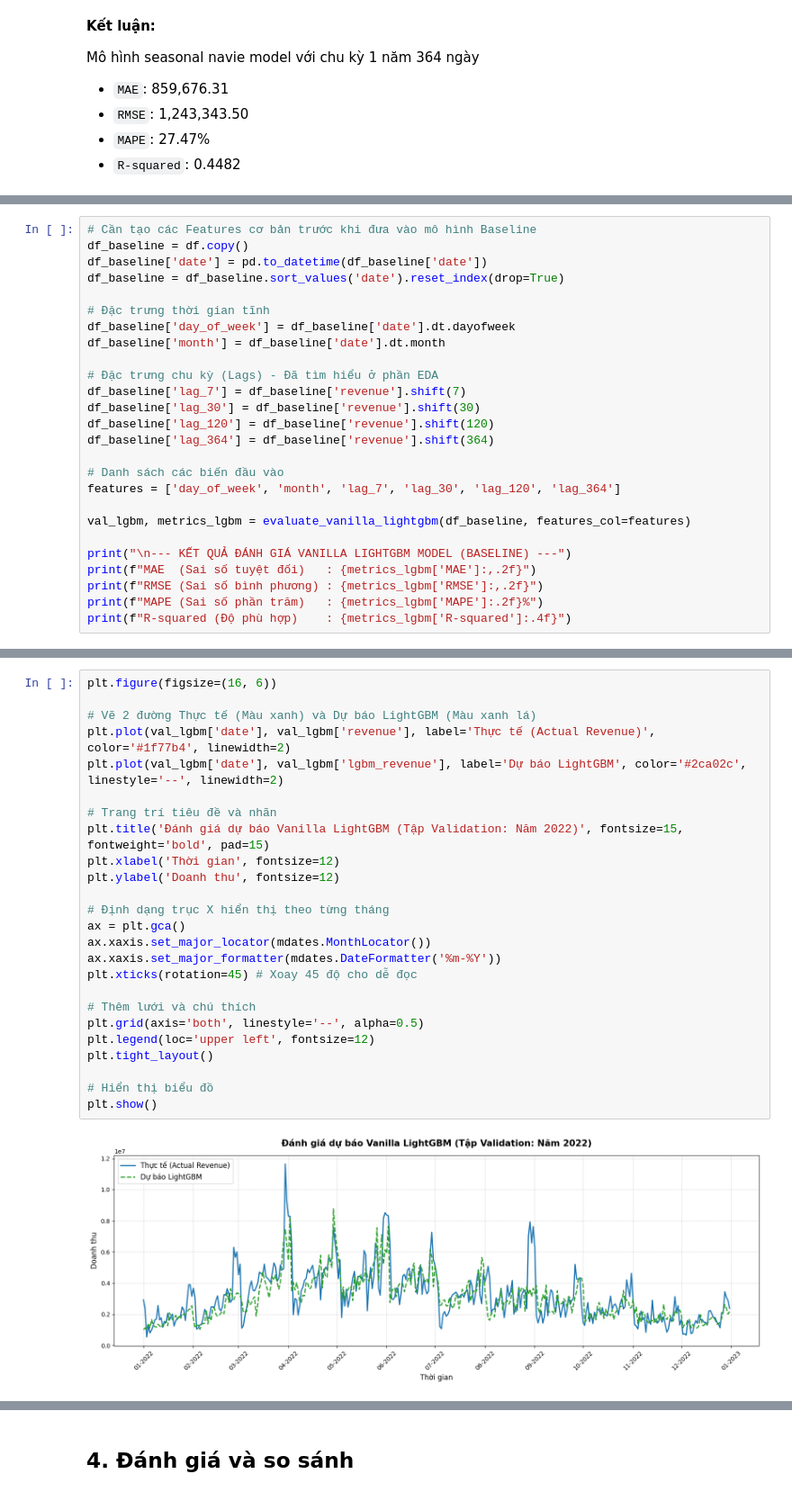
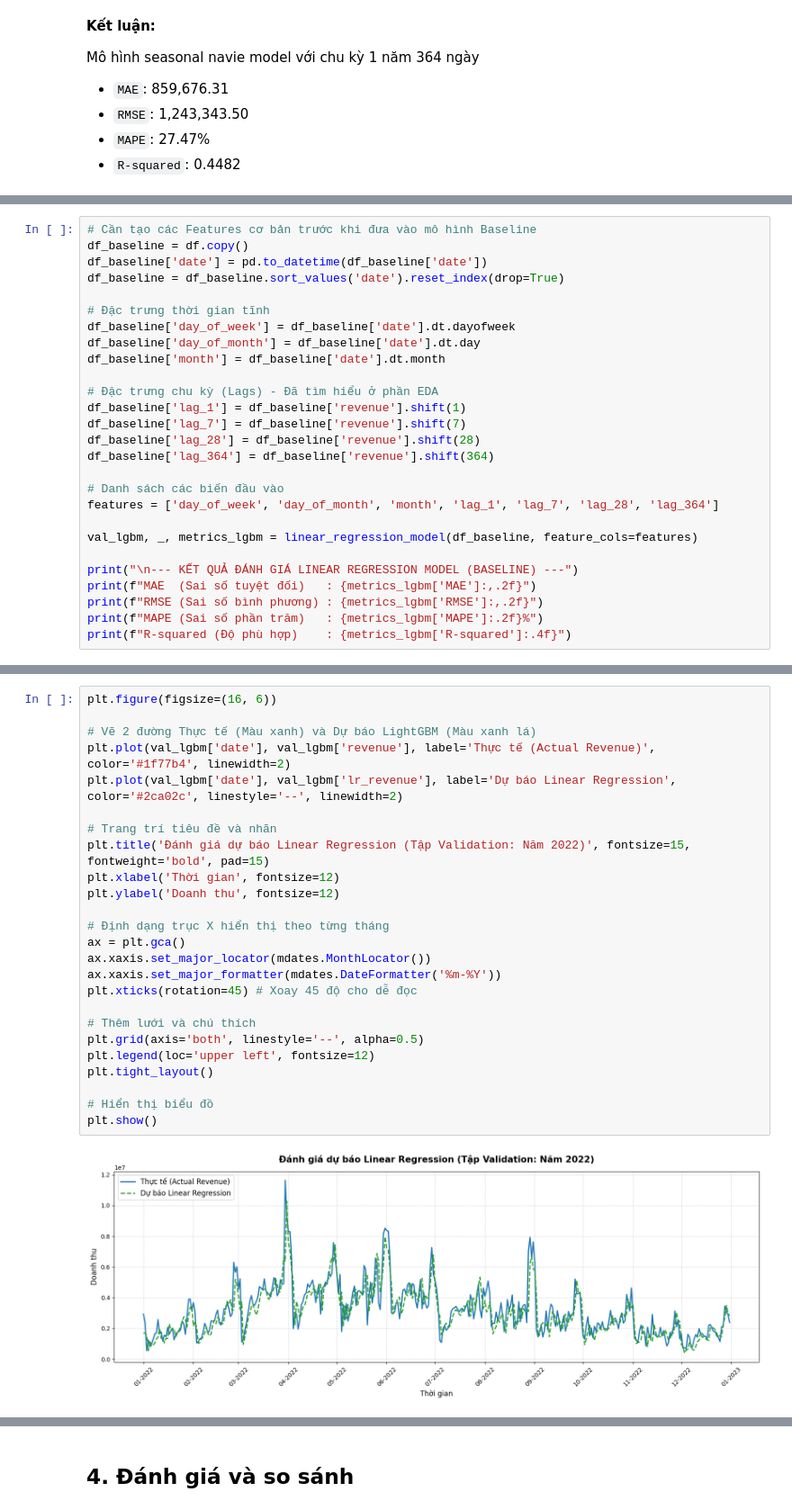
Before and after one commit to anhthu0910/vimchanhxa-datathon, a Jupyter notebook: notebooks/05_BASELINE_MODEL_.ipynb, the cells around one changed output, grey strips where cells are left out. Shown at 90% size. Saved outputs shown, nothing was run; the diff lists cells and outputs as text.

Commit message:
change baseline model from LightGBM to Linear Regression

```diff
--- a/notebooks/05_BASELINE_MODEL_.ipynb
+++ b/notebooks/05_BASELINE_MODEL_.ipynb
@@ -175,20 +170,21 @@ df_baseline = df_baseline.sort_values('date').reset_index(drop=True)
 
 # Đặc trưng thời gian tĩnh
 df_baseline['day_of_week'] = df_baseline['date'].dt.dayofweek
+df_baseline['day_of_month'] = df_baseline['date'].dt.day
 df_baseline['month'] = df_baseline['date'].dt.month
 
 # Đặc trưng chu kỳ (Lags) - Đã tìm hiểu ở phần EDA
+df_baseline['lag_1'] = df_baseline['revenue'].shift(1)
 df_baseline['lag_7'] = df_baseline['revenue'].shift(7)
-df_baseline['lag_30'] = df_baseline['revenue'].shift(30)
-df_baseline['lag_120'] = df_baseline['revenue'].shift(120)
+df_baseline['lag_28'] = df_baseline['revenue'].shift(28)
 df_baseline['lag_364'] = df_baseline['revenue'].shift(364)
 
 # Danh sách các biến đầu vào
-features = ['day_of_week', 'month', 'lag_7', 'lag_30', 'lag_120', 'lag_364']
+features = ['day_of_week', 'day_of_month', 'month', 'lag_1', 'lag_7', 'lag_28', 'lag_364']
 
-val_lgbm, metrics_lgbm = evaluate_vanilla_lightgbm(df_baseline, features_col=features)
+val_lgbm, _, metrics_lgbm = linear_regression_model(df_baseline, feature_cols=features)
 
-print("\n--- KẾT QUẢ ĐÁNH GIÁ VANILLA LIGHTGBM MODEL (BASELINE) ---")
+print("\n--- KẾT QUẢ ĐÁNH GIÁ LINEAR REGRESSION MODEL (BASELINE) ---")
 print(f"MAE  (Sai số tuyệt đối)   : {metrics_lgbm['MAE']:,.2f}")
 print(f"RMSE (Sai số bình phương) : {metrics_lgbm['RMSE']:,.2f}")
 print(f"MAPE (Sai số phần trăm)   : {metrics_lgbm['MAPE']:.2f}%")
@@ -208,30 +198,30 @@ R-squared (Độ phù hợp)    : 0.5785
 # %%
 plt.figure(figsize=(16, 6))
 
 # Vẽ 2 đường Thực tế (Màu xanh) và Dự báo LightGBM (Màu xanh lá)
 plt.plot(val_lgbm['date'], val_lgbm['revenue'], label='Thực tế (Actual Revenue)', color='#1f77b4', linewidth=2)
-plt.plot(val_lgbm['date'], val_lgbm['lgbm_revenue'], label='Dự báo LightGBM', color='#2ca02c', linestyle='--', linewidth=2)
+plt.plot(val_lgbm['date'], val_lgbm['lr_revenue'], label='Dự báo Linear Regression', color='#2ca02c', linestyle='--', linewidth=2)
 
 # Trang trí tiêu đề và nhãn
-plt.title('Đánh giá dự báo Vanilla LightGBM (Tập Validation: Năm 2022)', fontsize=15, fontweight='bold', pad=15)
+plt.title('Đánh giá dự báo Linear Regression (Tập Validation: Năm 2022)', fontsize=15, fontweight='bold', pad=15)
 plt.xlabel('Thời gian', fontsize=12)
 plt.ylabel('Doanh thu', fontsize=12)
 
 # Định dạng trục X hiển thị theo từng tháng
 ax = plt.gca()
 ax.xaxis.set_major_locator(mdates.MonthLocator())
 ax.xaxis.set_major_formatter(mdates.DateFormatter('%m-%Y'))
 plt.xticks(rotation=45) # Xoay 45 độ cho dễ đọc
 
 # Thêm lưới và chú thích
 plt.grid(axis='both', linestyle='--', alpha=0.5)
 plt.legend(loc='upper left', fontsize=12)
 plt.tight_layout()
 
 # Hiển thị biểu đồ
 plt.show()
 # %% [output]
-[figure, old version]
+[figure, new version]
 # %% [markdown]
 **Kết luận:**
 
```
Also changed, not shown: parts of 10 cells of this notebook.
